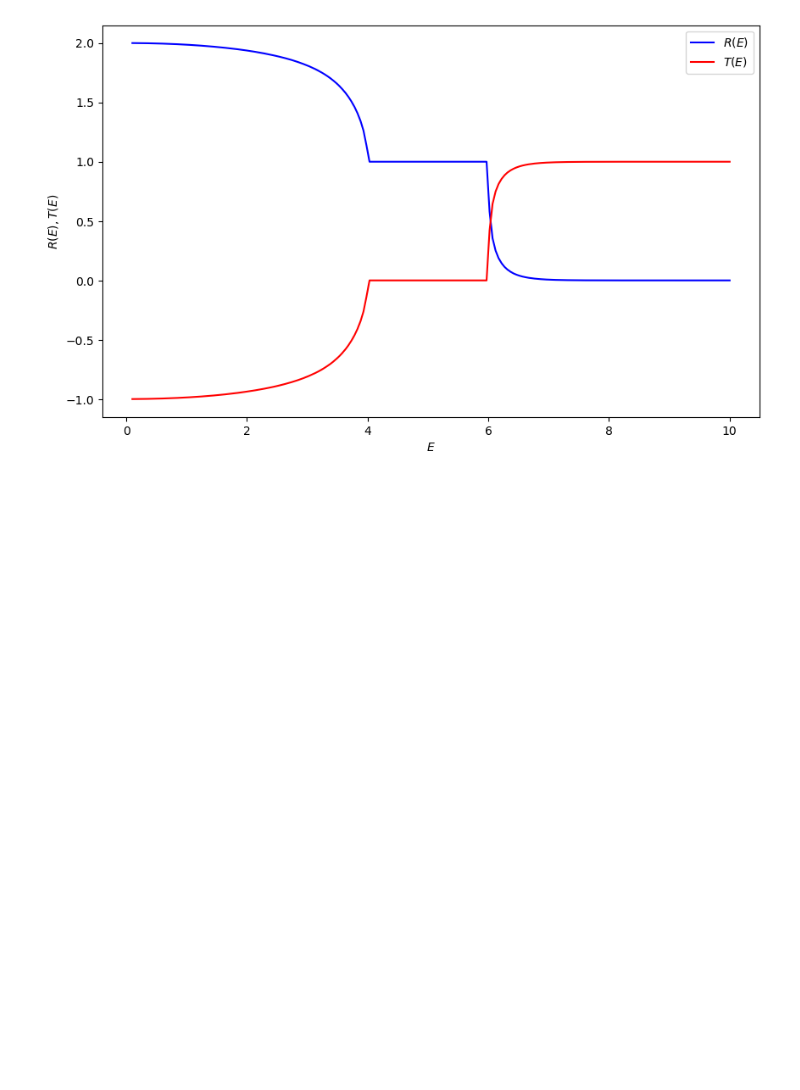
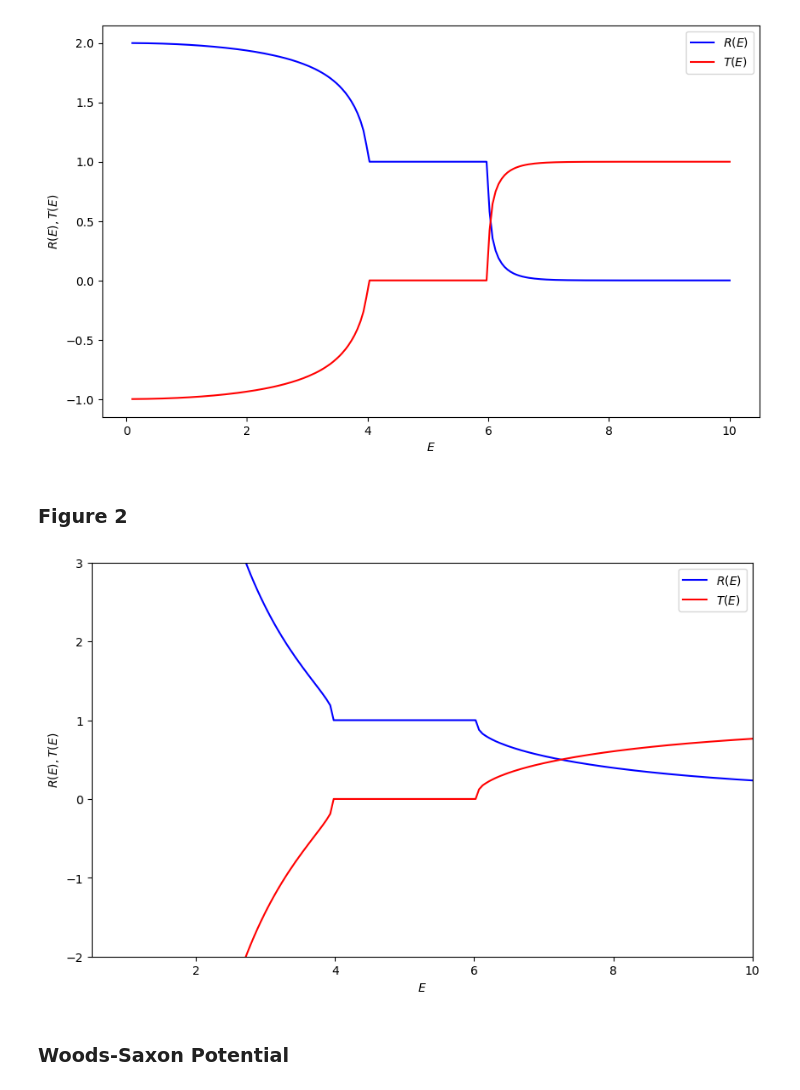
Before and after one commit to AnyelTars/RelativisticQuantumMechanics, a Jupyter notebook: KGsolver/notebooks/examples.ipynb, the cells around one changed output. Saved outputs shown, nothing was run; the diff lists cells and outputs as text; code cells hidden in the pictures; blank space fills up the shorter version.

Commit message:
example for the woods-saxon potential added

```diff
--- a/KGsolver/notebooks/examples.ipynb
+++ b/KGsolver/notebooks/examples.ipynb
@@ -38,3 +40,24 @@ plt.legend()
 plt.show()
 # %% [output]
 [figure]
+# %% [markdown]
+### Figure 2
+# %%
+V, VL, VR, label = kg.TanhPotential(a=5,b=50)
+model2 = RiccatiModel(m=1,V=V,V_L=VL, V_R=VR, potential_label=label,XMIN=-10,XMAX=10,N_STEPS=6000)
+
+E_mod2,R_mod2,T_mod2 = model2.compute_RT_spectrum(E_min=0.1, E_max=10, nE=200)
+# %%
+plt.figure(figsize=(10,6))
+plt.plot(E_mod2, R_mod2, color="b",label=r"$R(E)$")
+plt.plot(E_mod2, T_mod2, color="r",label=r"$T(E)$")
+plt.xlabel(r"$E$")
+plt.ylabel(r"$R(E), T(E)$")
+plt.ylim(-2,3)
+plt.xlim(0.5,10)
+plt.legend()
+plt.show()
+# %% [output]
+[figure, added]
+# %% [markdown]
+### Woods-Saxon Potential
```
Also changed, not shown: parts of 5 cells of this notebook.
